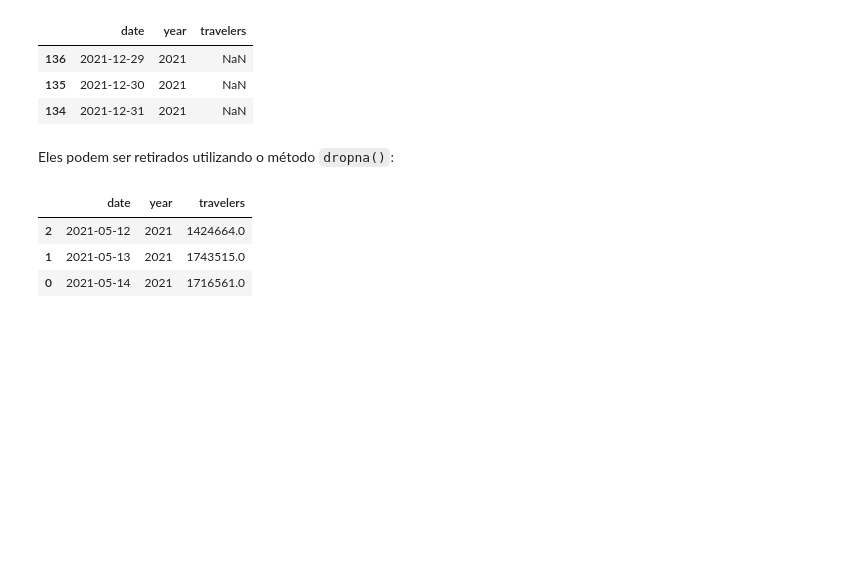
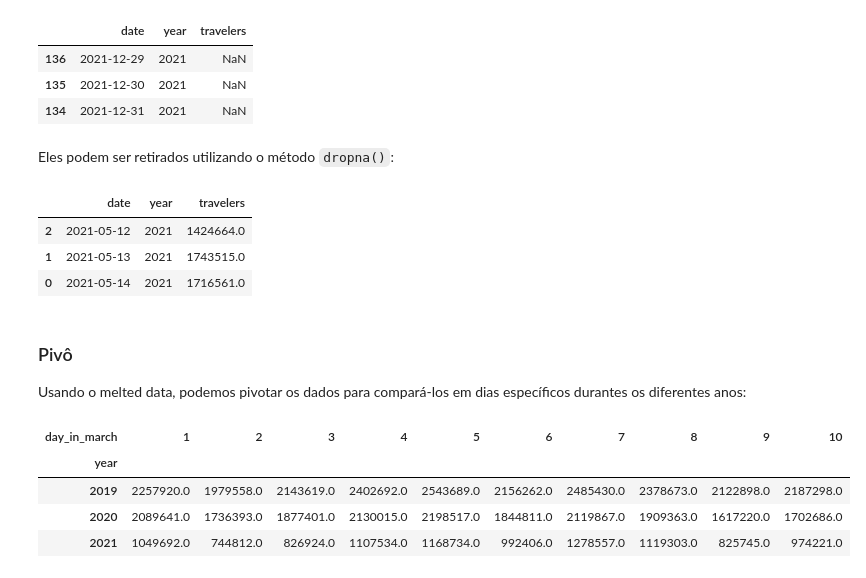
Before and after one commit to nicolas1707/pandas-workshop, a Jupyter notebook: notebooks/Anotações.ipynb, the cells around one changed output. Saved outputs shown, nothing was run; the diff lists cells and outputs as text; code cells hidden in the pictures; blank space fills up the shorter version.

```diff
--- a/notebooks/Anotações.ipynb
+++ b/notebooks/Anotações.ipynb
@@ -690,3 +401,19 @@ tsa_melted.sort_values('date').tail(3)
 | 2 | 2021-05-12 | 2021 | 1424664.0 |
 | 1 | 2021-05-13 | 2021 | 1743515.0 |
 | 0 | 2021-05-14 | 2021 | 1716561.0 |
+# %% [markdown]
+### Pivô
+
+Usando o melted data, podemos pivotar os dados para compará-los em dias específicos durantes os diferentes anos:
+# %%
+tsa_pivoted = tsa_melted\
+    .query('date.dt.month == 3 and date.dt.day <= 10')\
+    .assign(day_in_march=lambda x: x.date.dt.day)\
+    .pivot(index='year', columns='day_in_march', values='travelers')
+tsa_pivoted
+# %% [output]
+| day_in_march | 1 | 2 | 3 | 4 | 5 | 6 | 7 | 8 | 9 | 10 |
+| year |  |  |  |  |  |  |  |  |  |  |
+| 2019 | 2257920.0 | 1979558.0 | 2143619.0 | 2402692.0 | 2543689.0 | 2156262.0 | 2485430.0 | 2378673.0 | 2122898.0 | 2187298.0 |
+| 2020 | 2089641.0 | 1736393.0 | 1877401.0 | 2130015.0 | 2198517.0 | 1844811.0 | 2119867.0 | 1909363.0 | 1617220.0 | 1702686.0 |
+| 2021 | 1049692.0 | 744812.0 | 826924.0 | 1107534.0 | 1168734.0 | 992406.0 | 1278557.0 | 1119303.0 | 825745.0 | 974221.0 |
```
Also changed, not shown: parts of 55 cells of this notebook.
